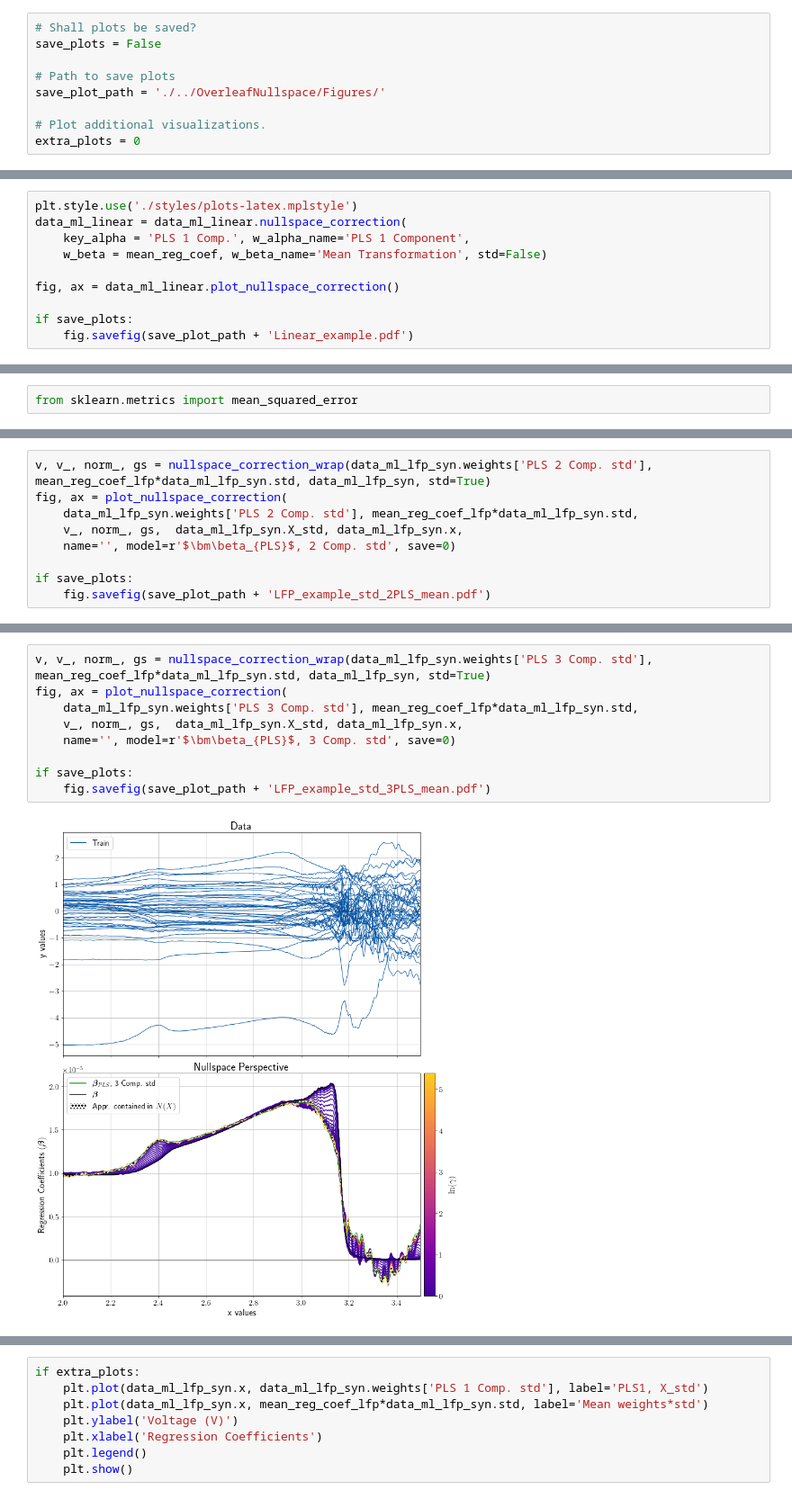
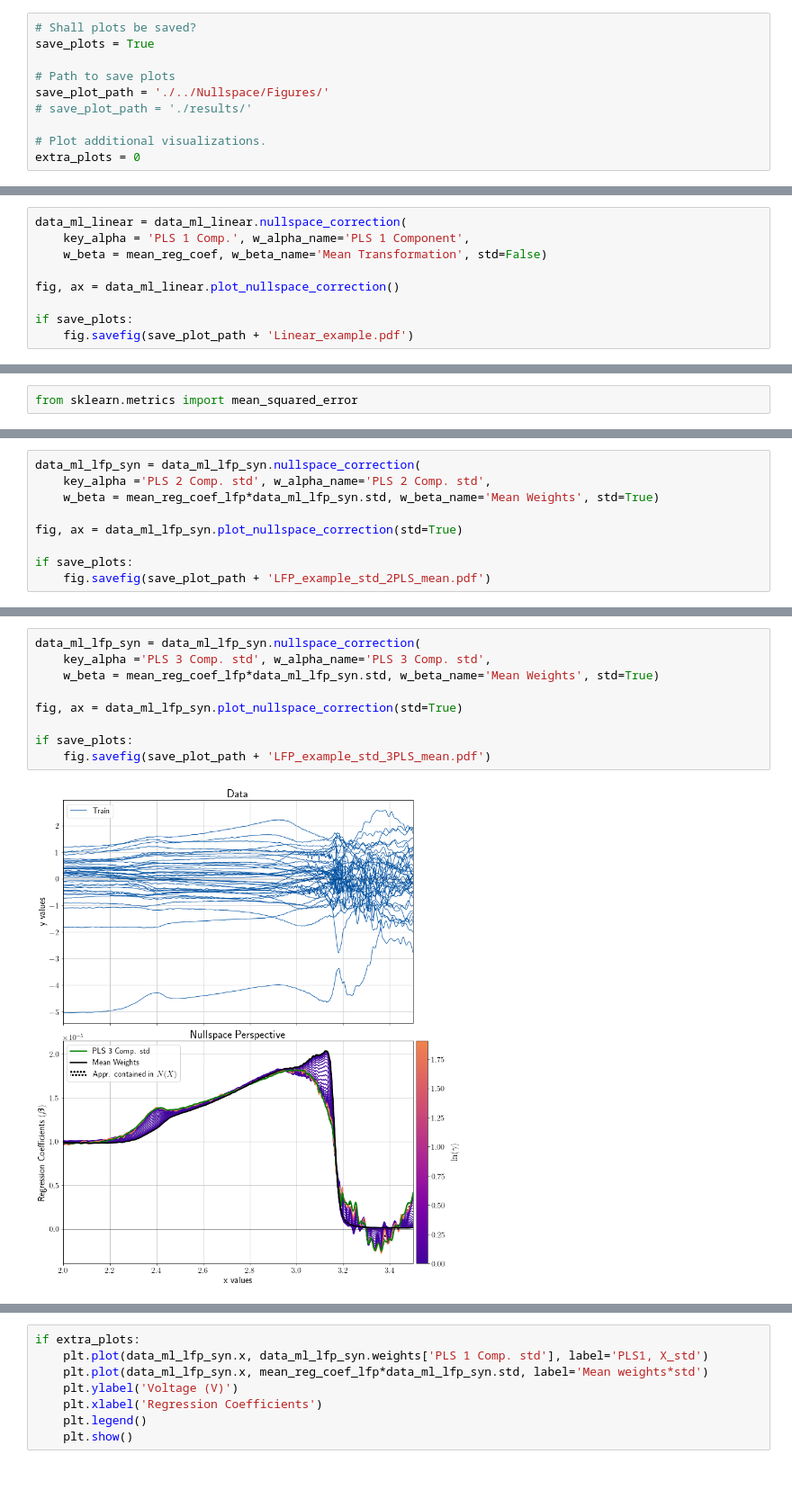
Before and after one commit to JoachimSchaeffer/HDRegAnalytics, a Jupyter notebook: nullspace_methodolody_exmaples.ipynb, the cells around one changed output, grey strips where cells are left out. Shown at 90% size. Cells and saved outputs as stored; diff of their text form.

```diff
--- a/nullspace_methodolody_exmaples.ipynb
+++ b/nullspace_methodolody_exmaples.ipynb
@@ -33,10 +33,11 @@ from src.nullspace import plot_nullspace_correction
 from src.data_gen import generate_target_values
 # %%
 # Shall plots be saved?
-save_plots = False
+save_plots = True
 
 # Path to save plots
-save_plot_path = './../OverleafNullspace/Figures/'
+save_plot_path = './../Nullspace/Figures/'
+# save_plot_path = './results/'
 
 # Plot additional visualizations.
 extra_plots = 0
@@ -298,7 +299,6 @@ data_ml_linear = data_ml_linear.learn_weights(model_rr0p3, 'RR lambda 0.3')
 data_ml_linear_n = data_ml_linear_n.learn_weights(model_PLS1, 'PLS 1 Comp.')
 data_ml_linear_n = data_ml_linear_n.learn_weights(model_rr0p3, 'RR lambda 0.3')
 # %%
-plt.style.use('./styles/plots-latex.mplstyle')
 data_ml_linear = data_ml_linear.nullspace_correction(
     key_alpha = 'PLS 1 Comp.', w_alpha_name='PLS 1 Component',
     w_beta = mean_reg_coef, w_beta_name='Mean Transformation', std=False)
@@ -575,9 +565,9 @@ if save_plots:
 # %%
-v, v_, norm_, gs = nullspace_correction_wrap(data_ml_lfp_syn.weights['PLS 2 Comp. std'], mean_reg_coef_lfp*data_ml_lfp_syn.std, data_ml_lfp_syn, std=True)
-fig, ax = plot_nullspace_correction(
-    data_ml_lfp_syn.weights['PLS 2 Comp. std'], mean_reg_coef_lfp*data_ml_lfp_syn.std,
-    v_, norm_, gs,  data_ml_lfp_syn.X_std, data_ml_lfp_syn.x,
-    name='', model=r'$\bm\beta_{PLS}$, 2 Comp. std', save=0)
+data_ml_lfp_syn = data_ml_lfp_syn.nullspace_correction(
+    key_alpha ='PLS 2 Comp. std', w_alpha_name='PLS 2 Comp. std',
+    w_beta = mean_reg_coef_lfp*data_ml_lfp_syn.std, w_beta_name='Mean Weights', std=True)
+
+fig, ax = data_ml_lfp_syn.plot_nullspace_correction(std=True)
 
 if save_plots:
     fig.savefig(save_plot_path + 'LFP_example_std_2PLS_mean.pdf')
@@ -586,12 +576,12 @@ if save_plots:
 # %%
-v, v_, norm_, gs = nullspace_correction_wrap(data_ml_lfp_syn.weights['PLS 3 Comp. std'], mean_reg_coef_lfp*data_ml_lfp_syn.std, data_ml_lfp_syn, std=True)
-fig, ax = plot_nullspace_correction(
-    data_ml_lfp_syn.weights['PLS 3 Comp. std'], mean_reg_coef_lfp*data_ml_lfp_syn.std,
-    v_, norm_, gs,  data_ml_lfp_syn.X_std, data_ml_lfp_syn.x,
-    name='', model=r'$\bm\beta_{PLS}$, 3 Comp. std', save=0)
+data_ml_lfp_syn = data_ml_lfp_syn.nullspace_correction(
+    key_alpha ='PLS 3 Comp. std', w_alpha_name='PLS 3 Comp. std',
+    w_beta = mean_reg_coef_lfp*data_ml_lfp_syn.std, w_beta_name='Mean Weights', std=True)
+
+fig, ax = data_ml_lfp_syn.plot_nullspace_correction(std=True)
 
 if save_plots:
     fig.savefig(save_plot_path + 'LFP_example_std_3PLS_mean.pdf')
 # %% [output]
-[figure, old version]
+[figure, new version]
 # %%
```
Also changed, not shown: parts of 12 cells of this notebook, 16 other files.
